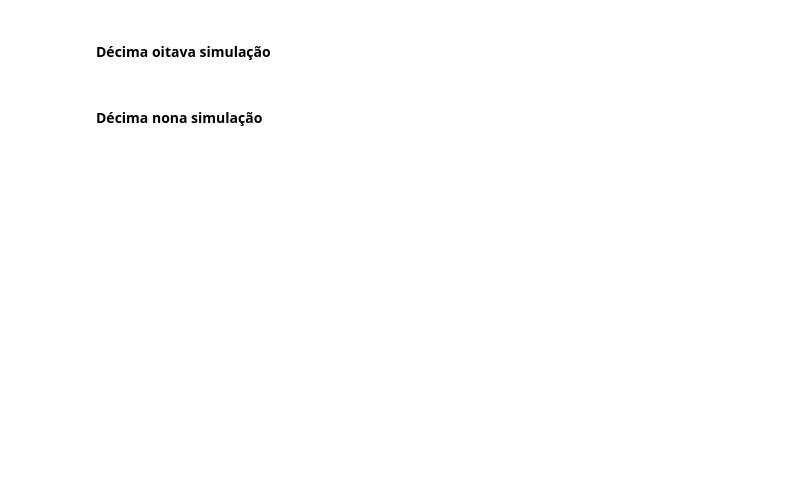
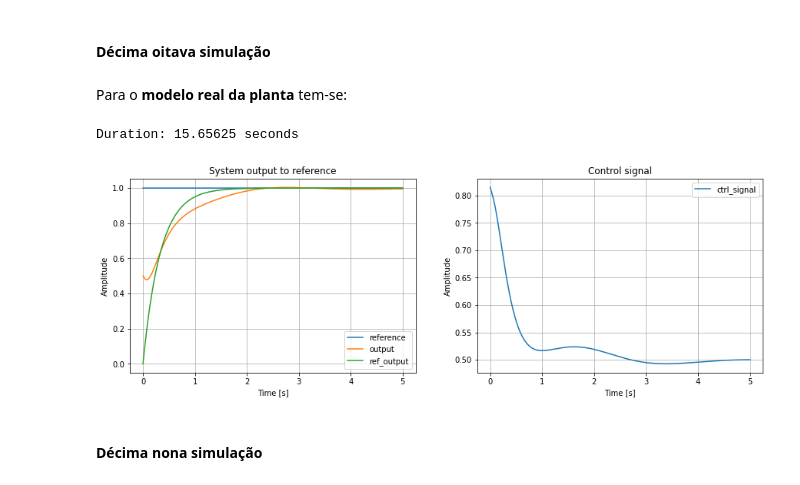
Before and after one commit to Lwao/simulations-in-robust-adaptive-control, a Jupyter notebook: Simulações em Controle Adaptativo Robusto.ipynb, the cells around one changed output. Drawn from its saved outputs; the diff is of its cells as text; code cells hidden in the pictures; blank space fills up the shorter version.

```diff
--- a/Simulações em Controle Adaptativo Robusto.ipynb
+++ b/Simulações em Controle Adaptativo Robusto.ipynb
@@ -1210,23 +1354,28 @@ print('Duration: ' + str(time.process_time()-start) + ' seconds')
 # %% [markdown]
 #### Décima oitava simulação
+# %% [markdown]
+Para o **modelo real da planta** tem-se:
 # %%
 # Décima oitava simulação
 
 start = time.process_time()
 
 tend = 5 # seconds
 const = Source(name='Source', h=h, amplitude=lambda t:1)
 unkDyn.reset(initial_conditions=[0,0])
 nomPlant.reset(initial_conditions=[0.5])
 refPlant.reset(initial_conditions=[0])
 ctrl.reset(ports_gains = [-0.65, 1.14])
 estimator = EstimatorMRAC(name='Estimator',
                           actual_controller_gains = ctrl.get_parameters(),
                           adaptation_law ='limitation',
                           adaptive_gains = [1,1],
-                          limiter = 0.5)
+                          limiter = 1)
 
 sim_real(h, tend, const, nomPlant, refPlant, unkDyn, ctrl, estimator)
 print('Duration: ' + str(time.process_time()-start) + ' seconds')
+# %% [output]
+Duration: 15.65625 seconds
+[figure, added]
 # %% [markdown]
 #### Décima nona simulação
```
Also changed, not shown: parts of 74 cells of this notebook.
